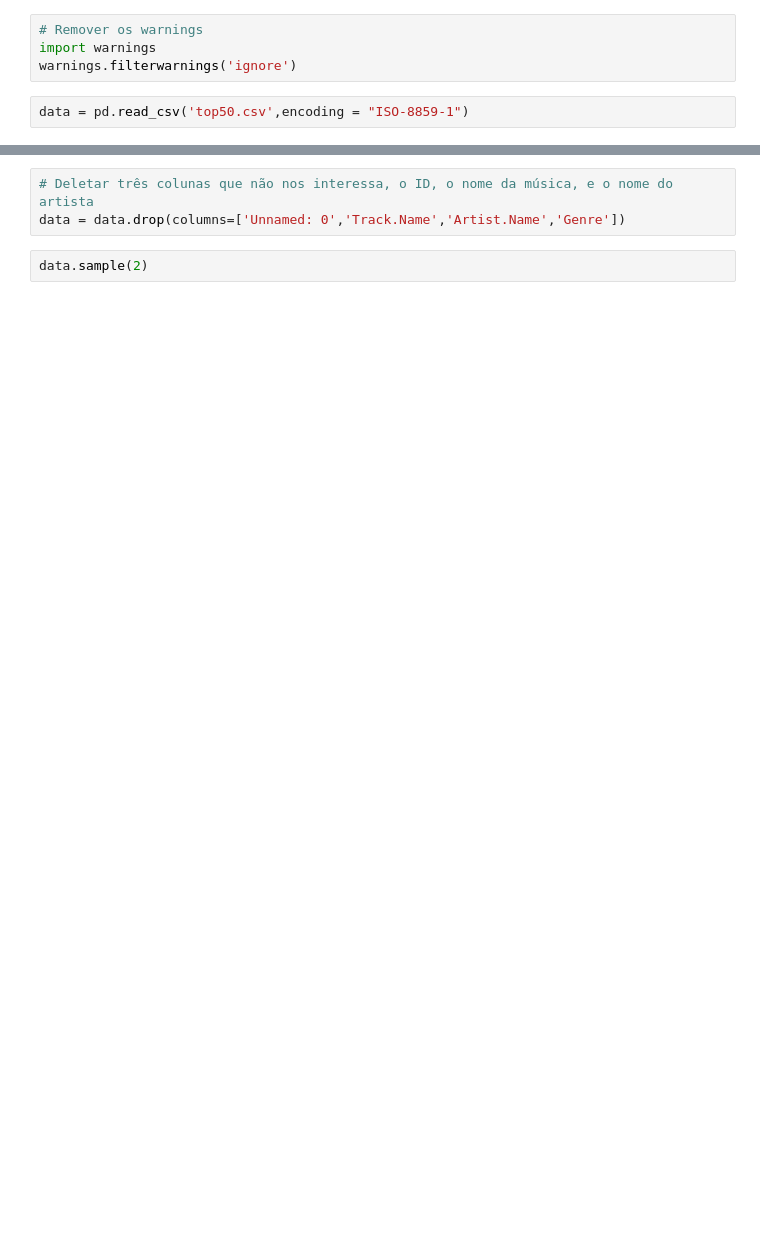
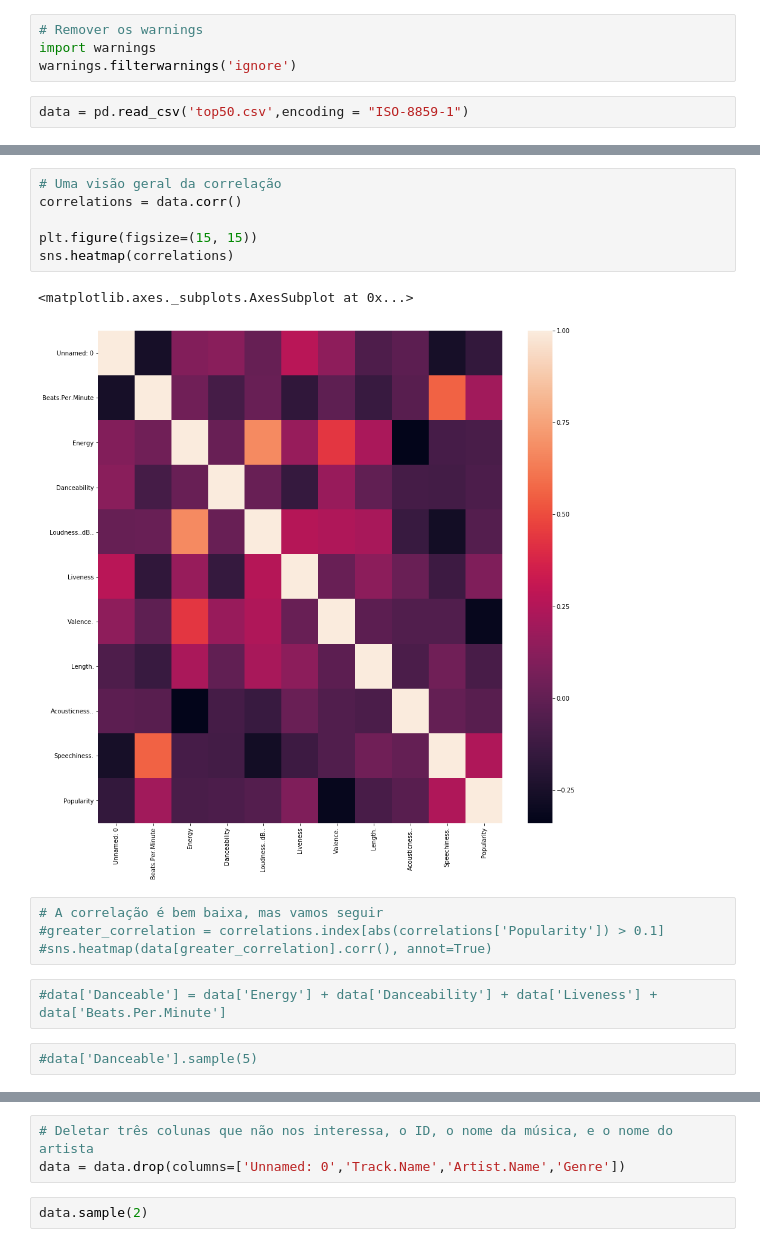
Before and after one commit to luanoliveira1992/estimating-spotify-popularity, a Jupyter notebook: estimate.ipynb, the cells around one changed output, grey strips where cells are left out. Cells and saved outputs as stored; diff of their text form; blank space fills up the shorter version.

```diff
--- a/estimate.ipynb
+++ b/estimate.ipynb
@@ -37,0 +33,17 @@ data.sample(2)
+# %%
+# Uma visão geral da correlação
+correlations = data.corr()
+
+plt.figure(figsize=(15, 15))
+sns.heatmap(correlations)
+# %% [output]
+<matplotlib.axes._subplots.AxesSubplot at 0x...>
+[figure, added]
+# %%
+# A correlação é bem baixa, mas vamos seguir
+#greater_correlation = correlations.index[abs(correlations['Popularity']) > 0.1]
+#sns.heatmap(data[greater_correlation].corr(), annot=True)
+# %%
+#data['Danceable'] = data['Energy'] + data['Danceability'] + data['Liveness'] + data['Beats.Per.Minute']
+# %%
+#data['Danceable'].sample(5)
```
Also changed, not shown: parts of 25 cells of this notebook.
